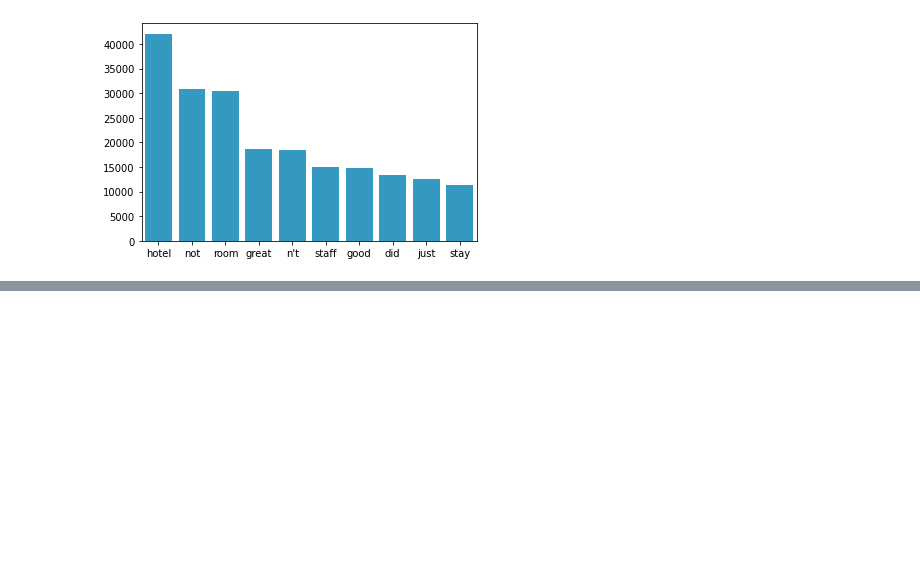
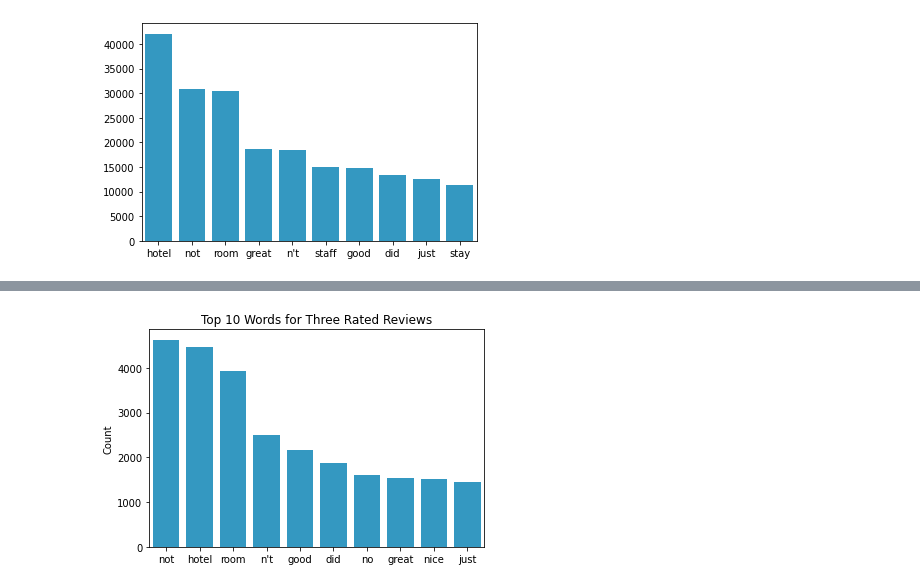
Before and after one commit to JohnathanJack/tripadvisor_reviews, a Jupyter notebook: eda.ipynb, the cells around one changed output, grey strips where cells are left out. Saved outputs shown, nothing was run; the diff lists cells and outputs as text; code cells hidden in the pictures; blank space fills up the shorter version.

```diff
--- a/eda.ipynb
+++ b/eda.ipynb
@@ -155,0 +203,4 @@ sns.barplot(x=top_ten_words, y=top_ten_words_num, palette = ['#1da2d8'])
+# %%
+word_graph(rating_three_words,title='Top 10 Words for Three Rated Reviews')
+# %% [output]
+[figure, added]
```
Also changed, not shown: parts of 10 cells of this notebook.
